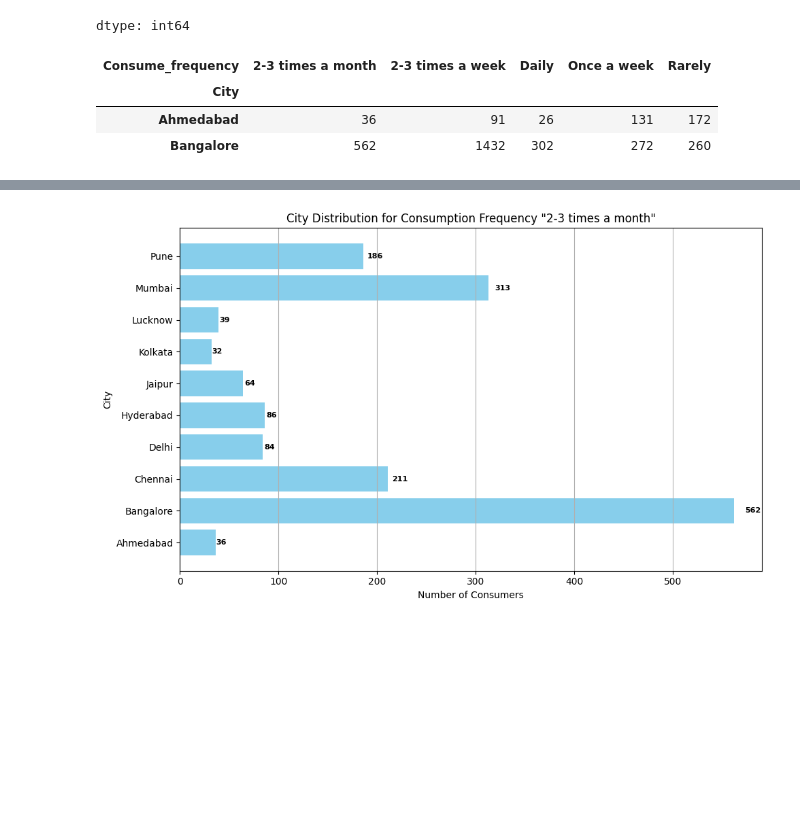
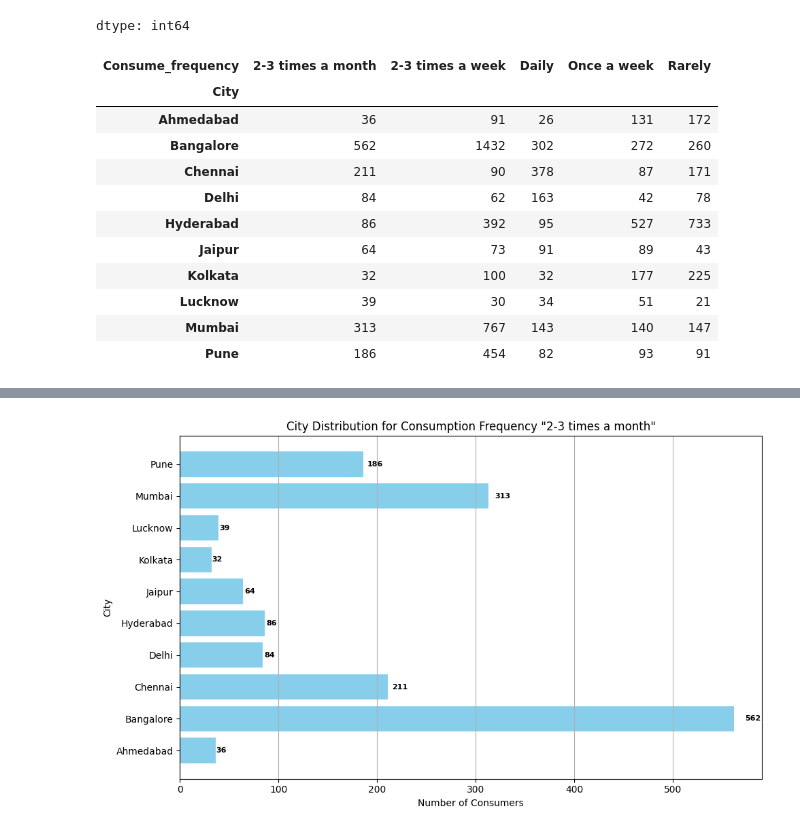
Before and after one commit to Udhay2898/Real-Fake-Job-Posting-Prediction, a Jupyter notebook: Food_and_Beverage.ipynb, the cells around one changed output, grey strips where cells are left out. Saved outputs shown, nothing was run; the diff lists cells and outputs as text; code cells hidden in the pictures; blank space fills up the shorter version.

```diff
--- a/Food_and_Beverage.ipynb
+++ b/Food_and_Beverage.ipynb
@@ -310,12 +327,20 @@ dtype: int64
 # %%
 city_df = df.pivot_table(index='City', columns='Consume_frequency', aggfunc='size', fill_value=0)
 
-city_df.head(2)
+city_df.head(10)
 # %% [output]
 | Consume_frequency | 2-3 times a month | 2-3 times a week | Daily | Once a week | Rarely |
 | City |  |  |  |  |  |
 | Ahmedabad | 36 | 91 | 26 | 131 | 172 |
 | Bangalore | 562 | 1432 | 302 | 272 | 260 |
+| Chennai | 211 | 90 | 378 | 87 | 171 |
+| Delhi | 84 | 62 | 163 | 42 | 78 |
+| Hyderabad | 86 | 392 | 95 | 527 | 733 |
+| Jaipur | 64 | 73 | 91 | 89 | 43 |
+| Kolkata | 32 | 100 | 32 | 177 | 225 |
+| Lucknow | 39 | 30 | 34 | 51 | 21 |
+| Mumbai | 313 | 767 | 143 | 140 | 147 |
+| Pune | 186 | 454 | 82 | 93 | 91 |
 # %%
 bar_width = 0.9
 
```
Also changed, not shown: parts of 44 cells of this notebook.
